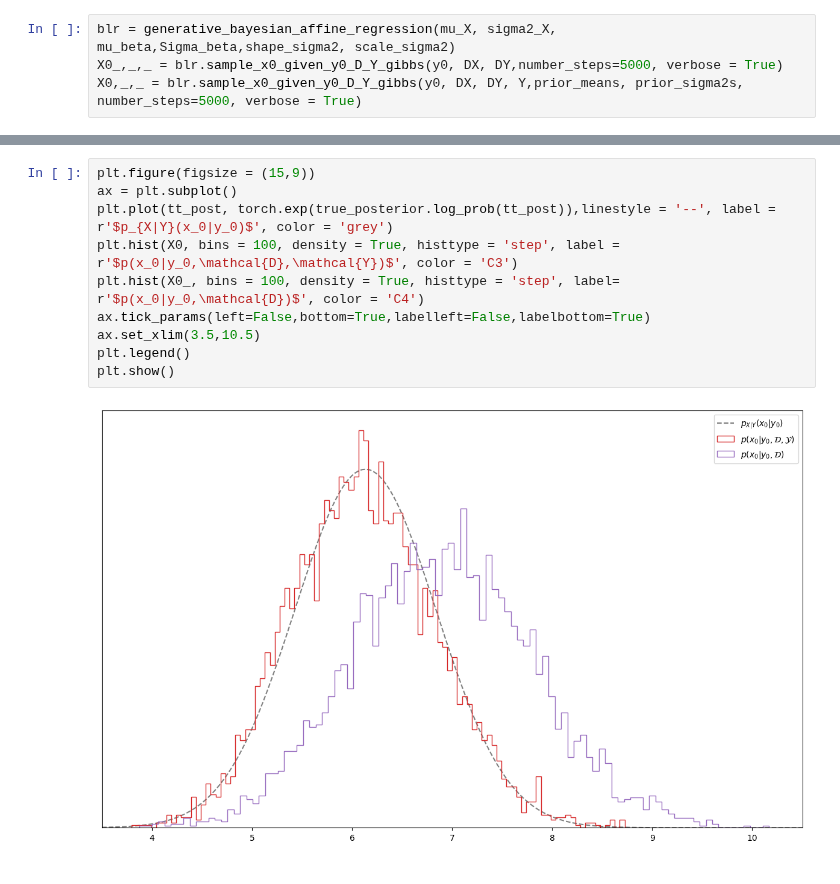
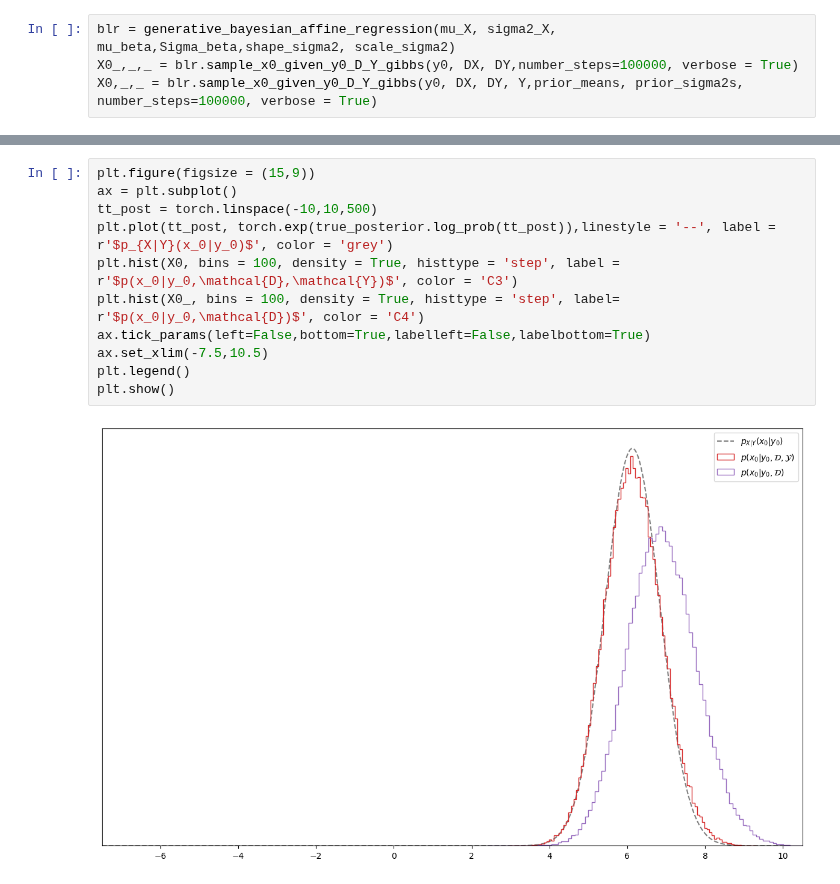
Before and after one commit to ElouanARGOUARCH/experiments, a Jupyter notebook: GRETSI2023/Illustration GRETSI.ipynb, the cells around one changed output, grey strips where cells are left out. Saved outputs shown, nothing was run; the diff lists cells and outputs as text.

```diff
--- a/GRETSI2023/Illustration GRETSI.ipynb
+++ b/GRETSI2023/Illustration GRETSI.ipynb
@@ -96,4 +84,4 @@ plt.show()
 # %%
 blr = generative_bayesian_affine_regression(mu_X, sigma2_X, mu_beta,Sigma_beta,shape_sigma2, scale_sigma2)
-X0_,_,_ = blr.sample_x0_given_y0_D_Y_gibbs(y0, DX, DY,number_steps=5000, verbose = True)
-X0,_,_ = blr.sample_x0_given_y0_D_Y_gibbs(y0, DX, DY, Y,prior_means, prior_sigma2s, number_steps=5000, verbose = True)
+X0_,_,_ = blr.sample_x0_given_y0_D_Y_gibbs(y0, DX, DY,number_steps=100000, verbose = True)
+X0,_,_ = blr.sample_x0_given_y0_D_Y_gibbs(y0, DX, DY, Y,prior_means, prior_sigma2s, number_steps=100000, verbose = True)
@@ -100,12 +96,13 @@ X0,_,_ = blr.sample_x0_given_y0_D_Y_gibbs(y0, DX, DY, Y,prior_means, prior_sigma
 # %%
 plt.figure(figsize = (15,9))
 ax = plt.subplot()
+tt_post = torch.linspace(-10,10,500)
 plt.plot(tt_post, torch.exp(true_posterior.log_prob(tt_post)),linestyle = '--', label = r'$p_{X|Y}(x_0|y_0)$', color = 'grey')
 plt.hist(X0, bins = 100, density = True, histtype = 'step', label = r'$p(x_0|y_0,\mathcal{D},\mathcal{Y})$', color = 'C3')
 plt.hist(X0_, bins = 100, density = True, histtype = 'step', label= r'$p(x_0|y_0,\mathcal{D})$', color = 'C4')
 ax.tick_params(left=False,bottom=True,labelleft=False,labelbottom=True)
-ax.set_xlim(3.5,10.5)
+ax.set_xlim(-7.5,10.5)
 plt.legend()
 plt.show()
 # %% [output]
-[figure, old version]
+[figure, new version]
```
Also changed, not shown: parts of 8 cells of this notebook, 2 other files.
